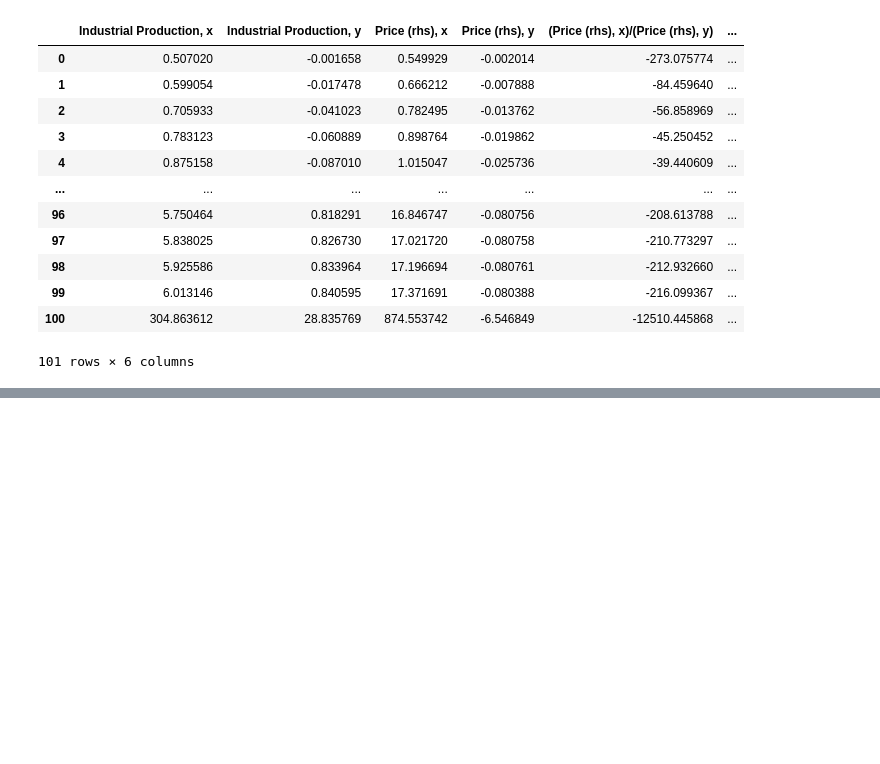
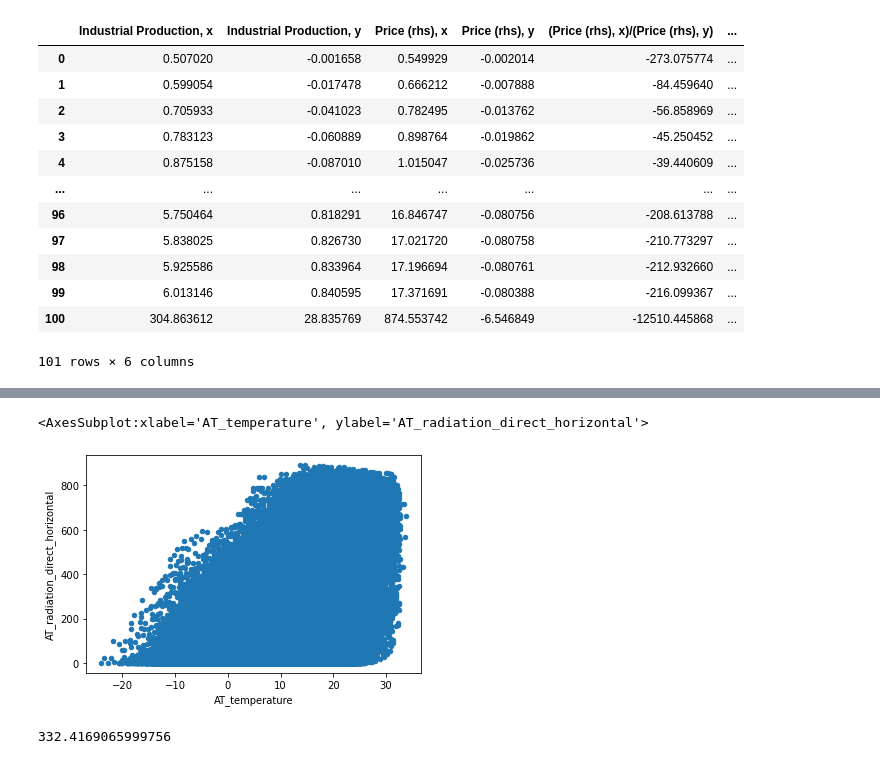
Before and after one commit to mario1027/Python-2022, a Jupyter notebook: MANIPULACIÓN DE DATOS CON PANDAS.ipynb, the cells around one changed output, grey strips where cells are left out. Cells and saved outputs as stored; diff of their text form; code cells hidden in the pictures; blank space fills up the shorter version.

```diff
--- a/MANIPULACIÓN DE DATOS CON PANDAS.ipynb
+++ b/MANIPULACIÓN DE DATOS CON PANDAS.ipynb
@@ -200,0 +240,2 @@ datos1aux
+# %%
+datos5=pd.read_csv("weather_data.csv")
@@ -200,0 +258,3 @@ datos1aux
+# %%
+datos6=datos5[datos5["AT_radiation_direct_horizontal"]>0].sort_values(by=["AT_radiation_direct_horizontal"])
+datos6
@@ -200,0 +422,9 @@ datos1aux
+# %%
+datos6.plot.scatter(x="AT_temperature",y="AT_radiation_direct_horizontal")
+# %% [output]
+<AxesSubplot:xlabel='AT_temperature', ylabel='AT_radiation_direct_horizontal'>
+[figure, added]
+# %%
+datos6[cuartilesdatosmult["AT_temperature"]=="Q4"]["AT_radiation_direct_horizontal"].mean()
+# %% [output]
+332.4169065999756
```
Also changed, not shown: parts of 39 cells of this notebook, 2 other files.
